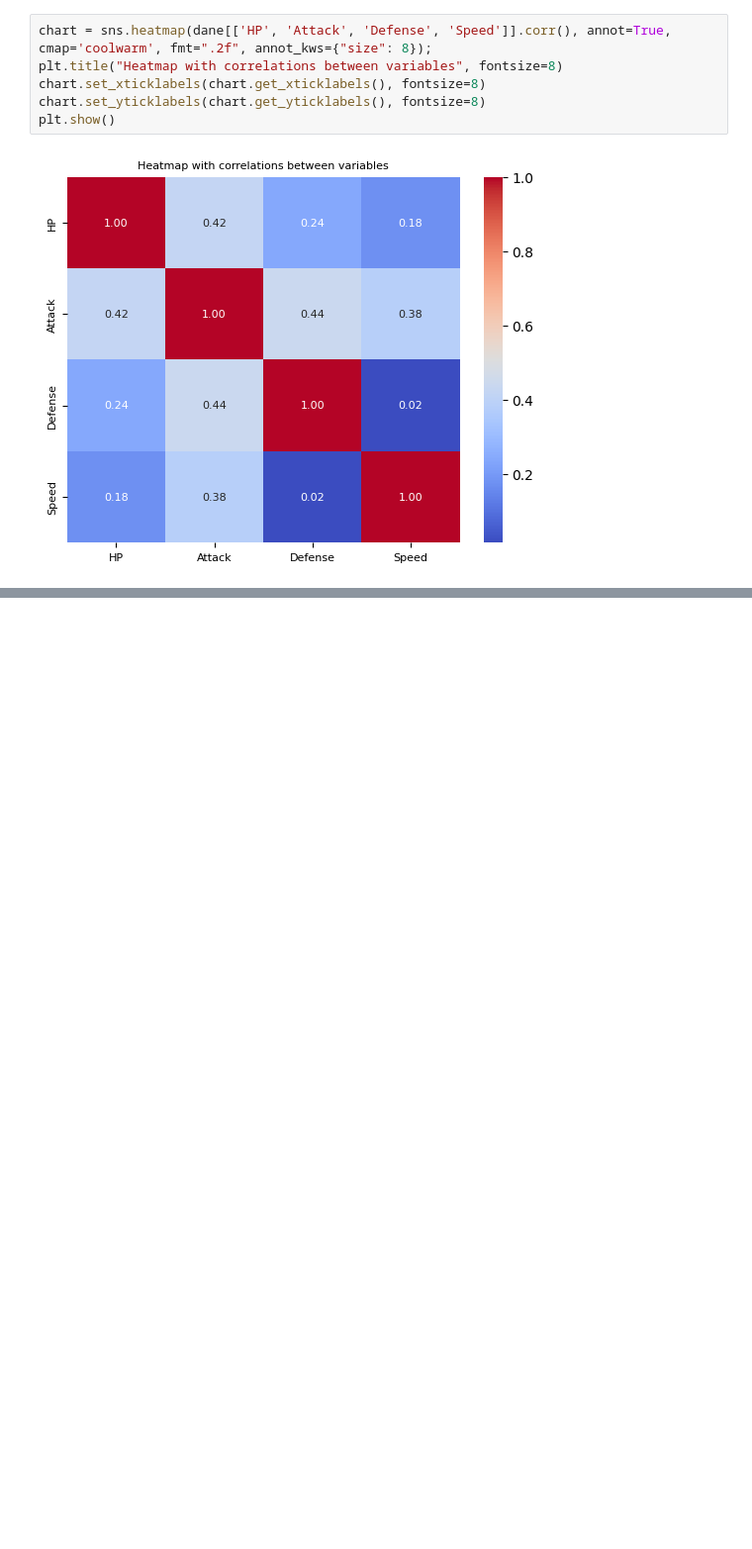
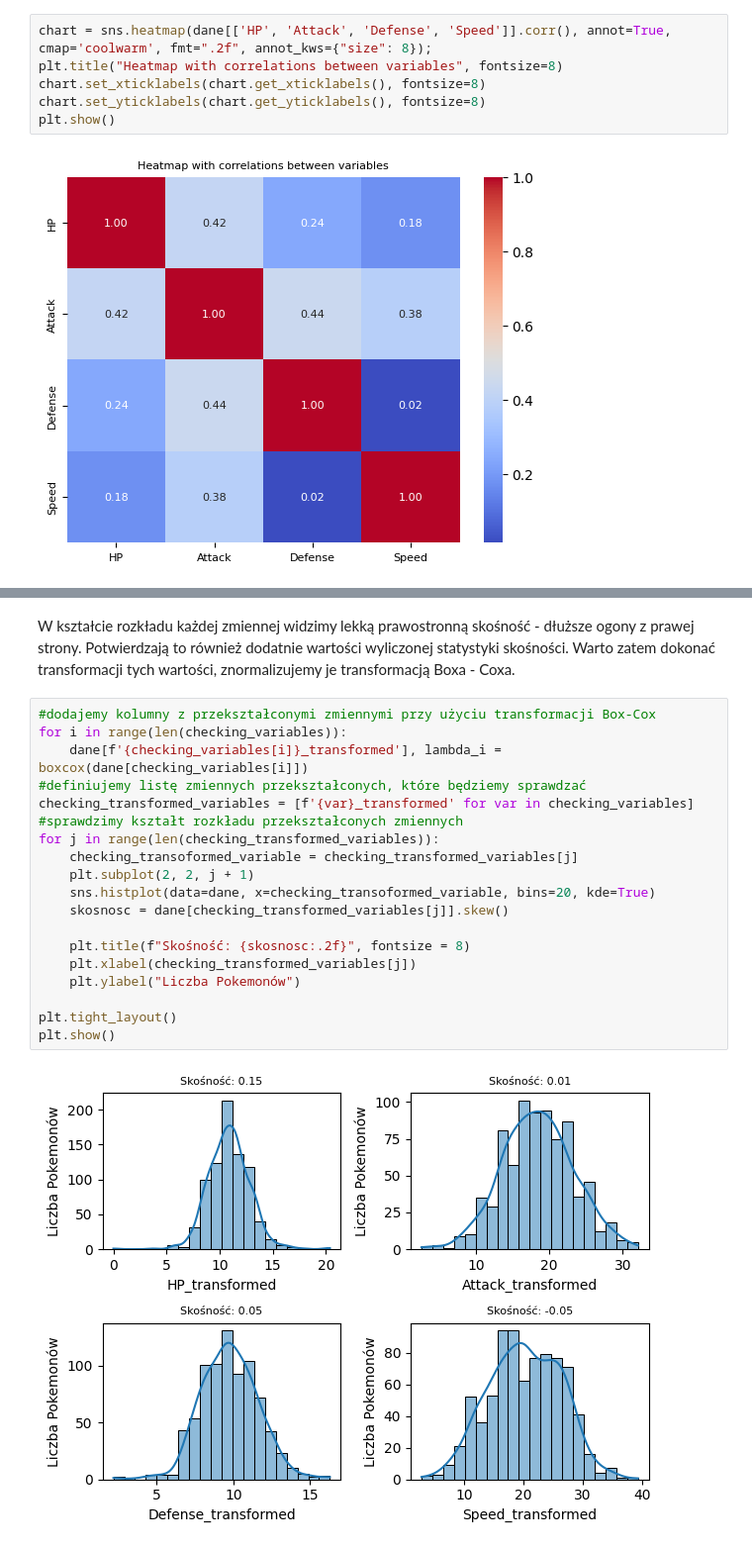
Before and after one commit to Kubix-commits/Wizualizacja-Danych, a Jupyter notebook: Projekt - wizualizacja/Wizualizacja danych.ipynb, the cells around one changed output, grey strips where cells are left out. Shown at 99% size. Drawn from its saved outputs; the diff is of its cells as text; blank space fills up the shorter version.

```diff
--- a/Projekt - wizualizacja/Wizualizacja danych.ipynb
+++ b/Projekt - wizualizacja/Wizualizacja danych.ipynb
@@ -148,0 +145,23 @@ Name: count, dtype: int64
+# %% [markdown]
+W kształcie rozkładu każdej zmiennej widzimy lekką prawostronną skośność - dłuższe ogony z prawej strony. Potwierdzają to również dodatnie wartości wyliczonej statystyki skośności. Warto zatem dokonać transformacji tych wartości, znormalizujemy je transformacją Boxa - Coxa.
+# %%
+#dodajemy kolumny z przekształconymi zmiennymi przy użyciu transformacji Box-Cox
+for i in range(len(checking_variables)):
+    dane[f'{checking_variables[i]}_transformed'], lambda_i = boxcox(dane[checking_variables[i]])
+#definiujemy listę zmiennych przekształconych, które będziemy sprawdzać
+checking_transformed_variables = [f'{var}_transformed' for var in checking_variables]
+#sprawdzimy kształt rozkładu przekształconych zmiennych
+for j in range(len(checking_transformed_variables)):
+    checking_transoformed_variable = checking_transformed_variables[j]
+    plt.subplot(2, 2, j + 1)
+    sns.histplot(data=dane, x=checking_transoformed_variable, bins=20, kde=True)
+    skosnosc = dane[checking_transformed_variables[j]].skew()
+
+    plt.title(f"Skośność: {skosnosc:.2f}", fontsize = 8)
+    plt.xlabel(checking_transformed_variables[j])
+    plt.ylabel("Liczba Pokemonów")
+
+plt.tight_layout()
+plt.show()
+# %% [output]
+[figure, added]
```
Also changed, not shown: parts of 7 cells of this notebook.
